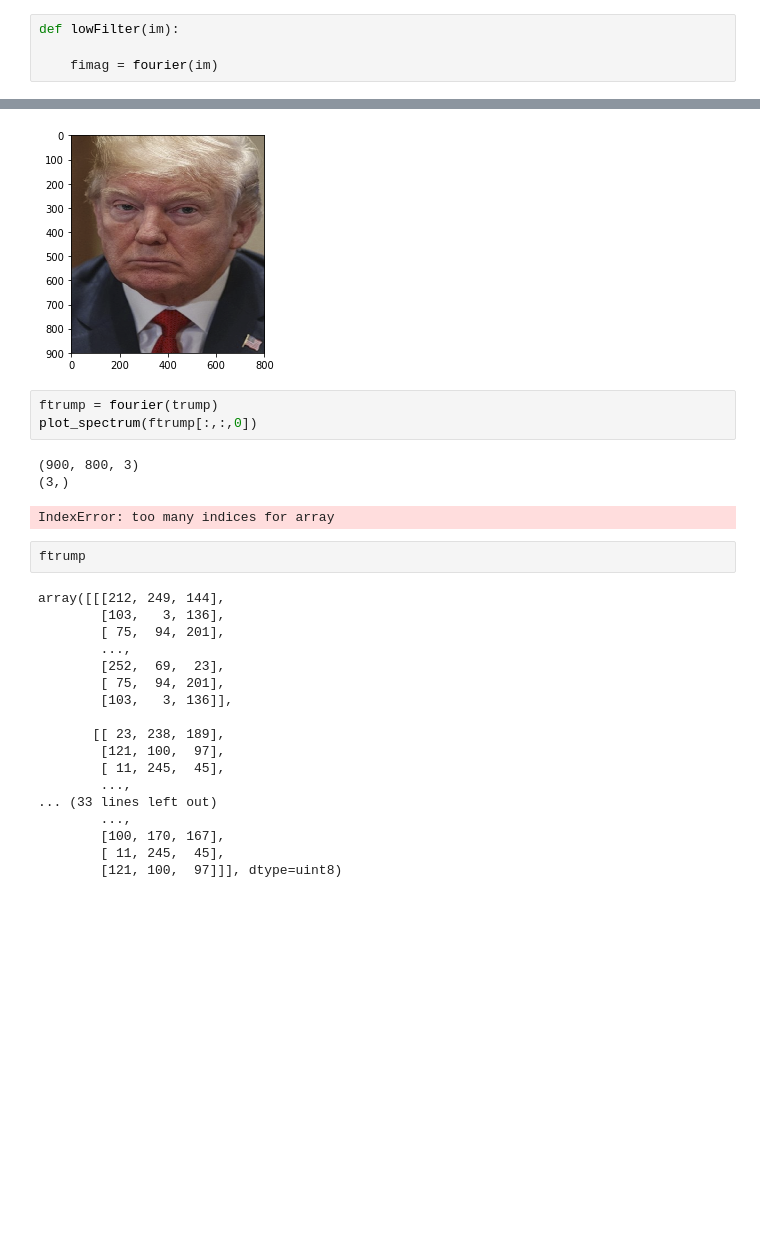
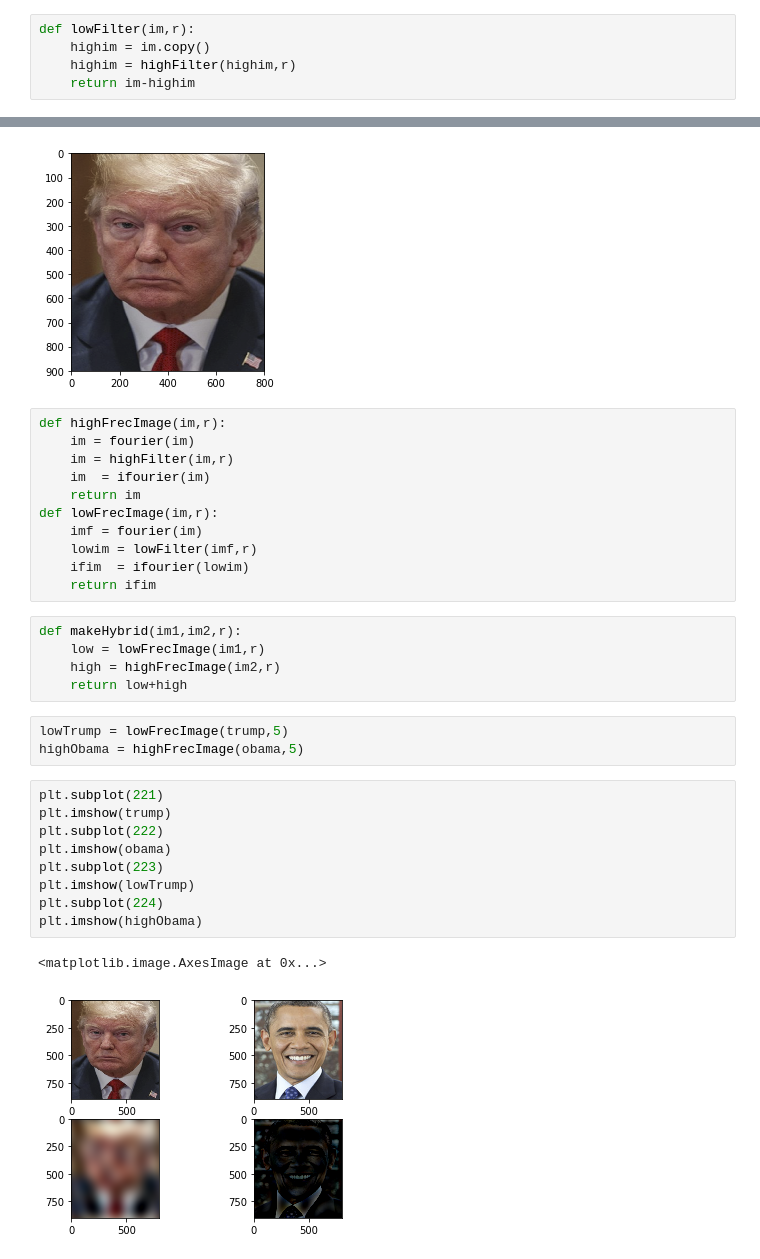
Before and after one commit to mneira10/IBIO4490, a Jupyter notebook: 04-Hybrid/Solucion.ipynb, the cells around one changed output, grey strips where cells are left out. Drawn from its saved outputs; the diff is of its cells as text; blank space fills up the shorter version.

Commit message:
basic hybrid done

```diff
--- a/04-Hybrid/Solucion.ipynb
+++ b/04-Hybrid/Solucion.ipynb
@@ -100,36 +81,41 @@ def plot_spectrum(im_fft):
-# %%
-def lowFilter(im):
-
-    fimag = fourier(im)
+# %%
+def lowFilter(im,r):
+    highim = im.copy()
+    highim = highFilter(highim,r)
+    return im-highim
 # %%
 plt.imshow(trump)
 # %% [output]
 <matplotlib.image.AxesImage at 0x...>
 [figure]
-# %%
-ftrump = fourier(trump)
-plot_spectrum(ftrump[:,:,0])
-# %% [output]
-(900, 800, 3)
-(3,)
-IndexError: too many indices for array
-# %%
-ftrump
-# %% [output]
-array([[[212, 249, 144],
-        [103,   3, 136],
-        [ 75,  94, 201],
-        ...,
-        [252,  69,  23],
-        [ 75,  94, 201],
-        [103,   3, 136]],
-
-       [[ 23, 238, 189],
-        [121, 100,  97],
-        [ 11, 245,  45],
-        ...,
-... (33 lines left out)
-        ...,
-        [100, 170, 167],
-        [ 11, 245,  45],
-        [121, 100,  97]]], dtype=uint8)
+# %%
+def highFrecImage(im,r):
+    im = fourier(im)
+    im = highFilter(im,r)
+    im  = ifourier(im)
+    return im
+def lowFrecImage(im,r):
+    imf = fourier(im)
+    lowim = lowFilter(imf,r)
+    ifim  = ifourier(lowim)
+    return ifim
+# %%
+def makeHybrid(im1,im2,r):
+    low = lowFrecImage(im1,r)
+    high = highFrecImage(im2,r)
+    return low+high
+# %%
+lowTrump = lowFrecImage(trump,5)
+highObama = highFrecImage(obama,5)
+# %%
+plt.subplot(221)
+plt.imshow(trump)
+plt.subplot(222)
+plt.imshow(obama)
+plt.subplot(223)
+plt.imshow(lowTrump)
+plt.subplot(224)
+plt.imshow(highObama)
+# %% [output]
+<matplotlib.image.AxesImage at 0x...>
+[figure, added]
```
Also changed, not shown: parts of 15 cells of this notebook, 4 other files.
